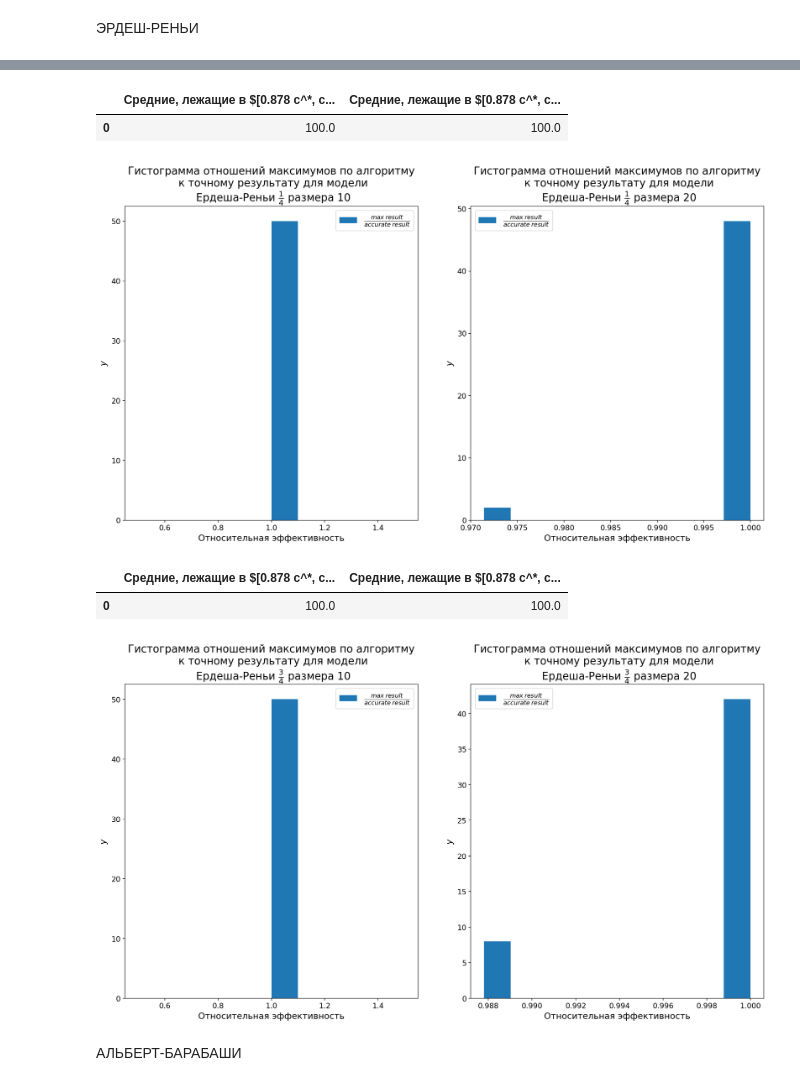
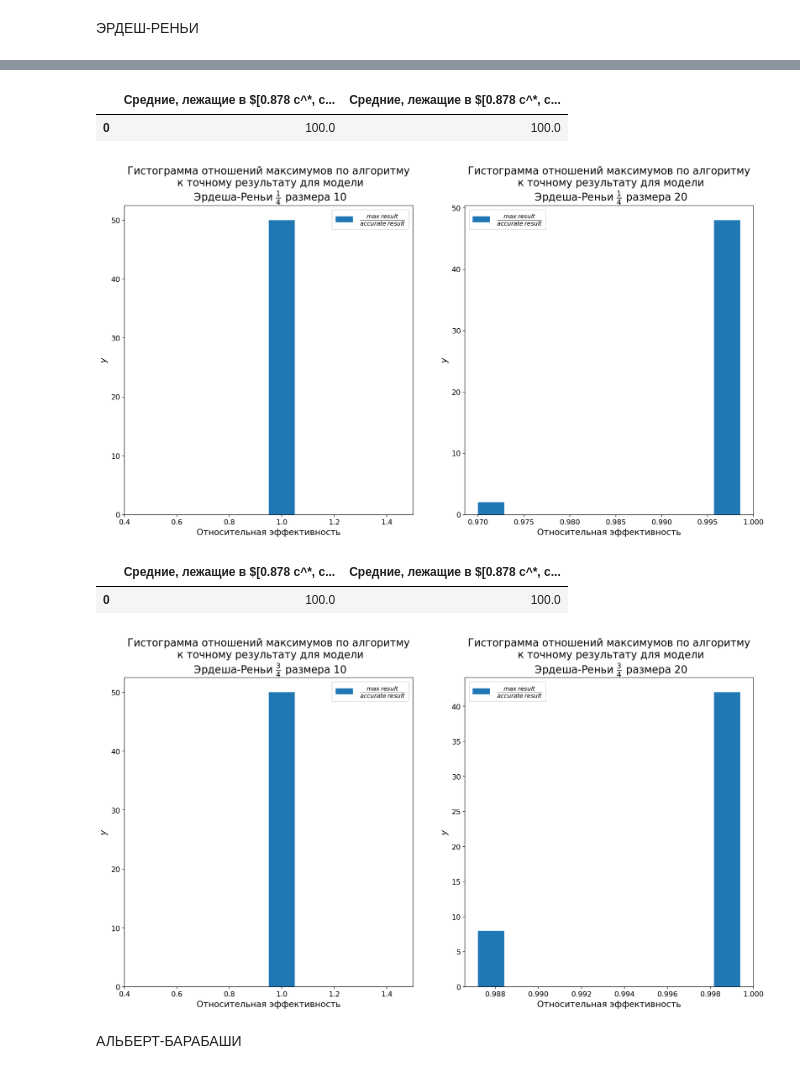
Before and after one commit to rvg77/max-cut, a Jupyter notebook: notebooks/report_visualization.ipynb, the cells around one changed output, grey strips where cells are left out. Drawn from its saved outputs; the diff is of its cells as text; code cells hidden in the pictures.

```diff
--- a/notebooks/report_visualization.ipynb
+++ b/notebooks/report_visualization.ipynb
@@ -72,6 +74,7 @@ def visualize(df10, df20, test_name):
     plt.hist(for_hist10,
              # density=True,
              bins=10,
+             align='left',
              label='$\\frac{max\\:result}{accurate\\:result}$')
     plt.xlabel('Относительная эффективность')
     plt.ylabel('$y$')
@@ -83,6 +86,7 @@ def visualize(df10, df20, test_name):
     plt.hist(for_hist20,
              # density=True,
              bins=10,
+             align='left',
              label='$\\frac{max\\:result}{accurate\\:result}$')
     plt.xlabel('Относительная эффективность')
     plt.ylabel('$y$')
@@ -127,15 +131,15 @@ visualize(er_1_2_10, er_1_2_20, 'Ердеша-Реньи $\\frac{1}{2}$')
 # %%
-visualize(er_1_4_10, er_1_4_20, 'Ердеша-Реньи $\\frac{1}{4}$')
+visualize(er_1_4_10, er_1_4_20, 'Эрдеша-Реньи $\\frac{1}{4}$')
 # %% [output]
 |  | Средние, лежащие в $[0.878 c^*, c... | Средние, лежащие в $[0.878 c^*, c... |
 | 0 | 100.0 | 100.0 |
-[figure, old version]
+[figure, new version]
 # %%
-visualize(er_3_4_10, er_3_4_20, 'Ердеша-Реньи $\\frac{3}{4}$')
+visualize(er_3_4_10, er_3_4_20, 'Эрдеша-Реньи $\\frac{3}{4}$')
 # %% [output]
 |  | Средние, лежащие в $[0.878 c^*, c... | Средние, лежащие в $[0.878 c^*, c... |
 | 0 | 100.0 | 100.0 |
-[figure, old version]
+[figure, new version]
 # %% [markdown]
 АЛЬБЕРТ-БАРАБАШИ
 # %%
```
Also changed, not shown: parts of 9 cells of this notebook, 11 other files.
